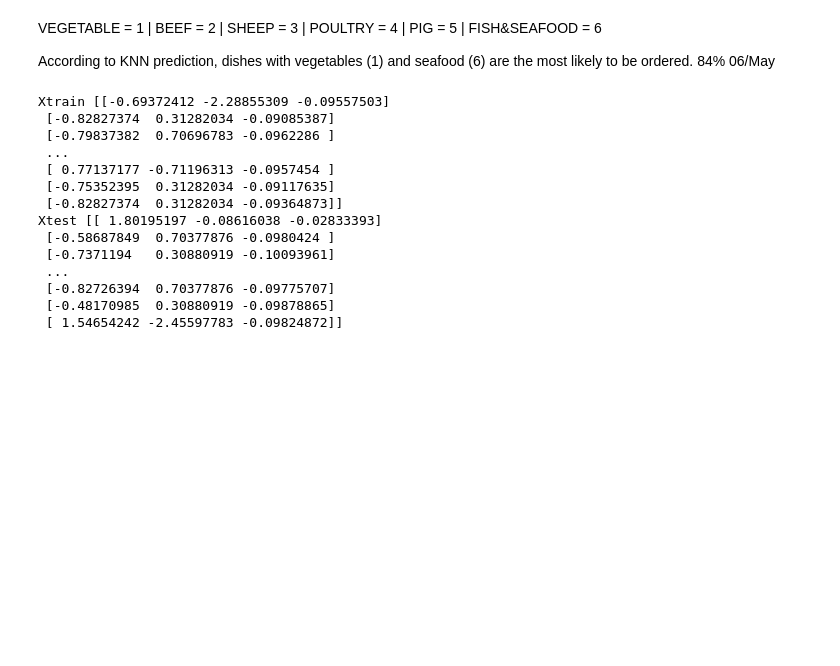
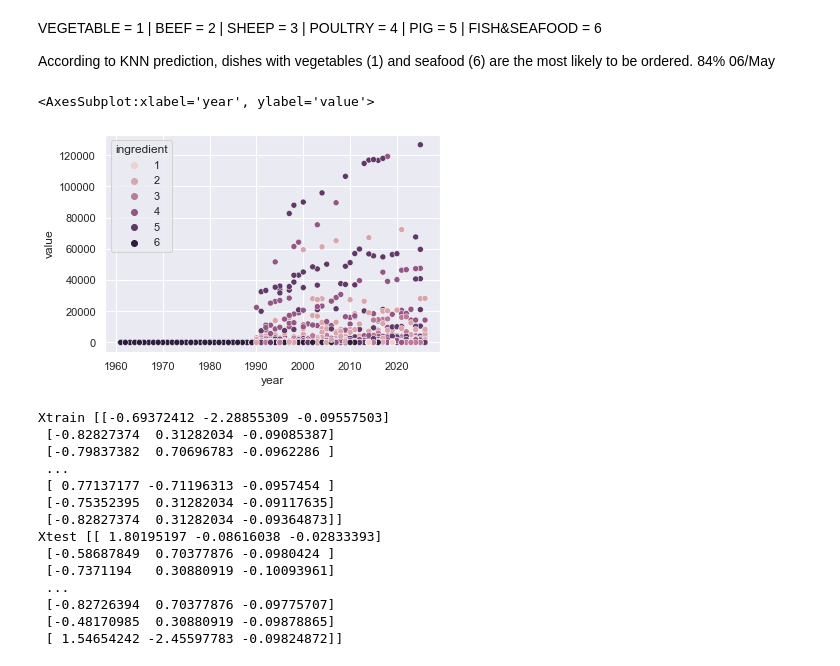
Before and after one commit to kellyc-j/MenuAssistance_project_y4, a Jupyter notebook: No_4_MenuAssistance.ipynb, the cells around one changed output. Cells and saved outputs as stored; diff of their text form; code cells hidden in the pictures; blank space fills up the shorter version.

Commit message:
visually compare the predictions

```diff
--- a/No_4_MenuAssistance.ipynb
+++ b/No_4_MenuAssistance.ipynb
@@ -1036,6 +1036,17 @@ VEGETABLE = 1 | BEEF = 2 | SHEEP = 3 | POULTRY = 4 | PIG = 5 | FISH&SEAFOOD = 6
 
 According to KNN prediction, dishes with vegetables (1) and seafood (6) are the most likely to be ordered.
 84% 06/May
+# %%
+#KNN
+sns.scatterplot(
+    x='year',
+    y='value',
+    hue='ingredient',
+    data=X_test.join(y_test, how='outer')#'outer' returns all rows from the DataFrames
+)
+# %% [output]
+<AxesSubplot:xlabel='year', ylabel='value'>
+[figure, added]
 # %%
 sc = StandardScaler()
 X_train = sc.fit_transform(X_train)
```
Also changed, not shown: parts of 32 cells of this notebook.
